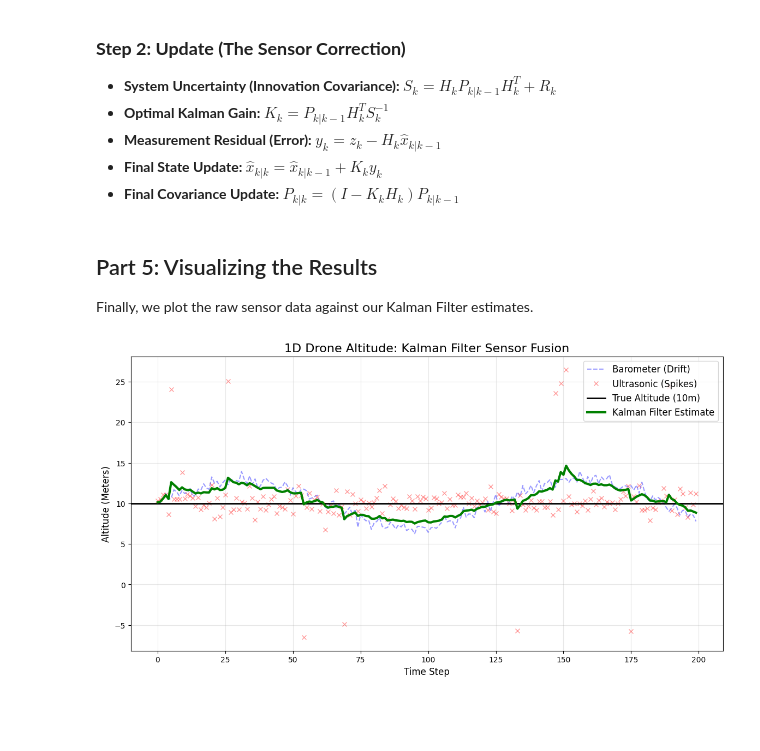
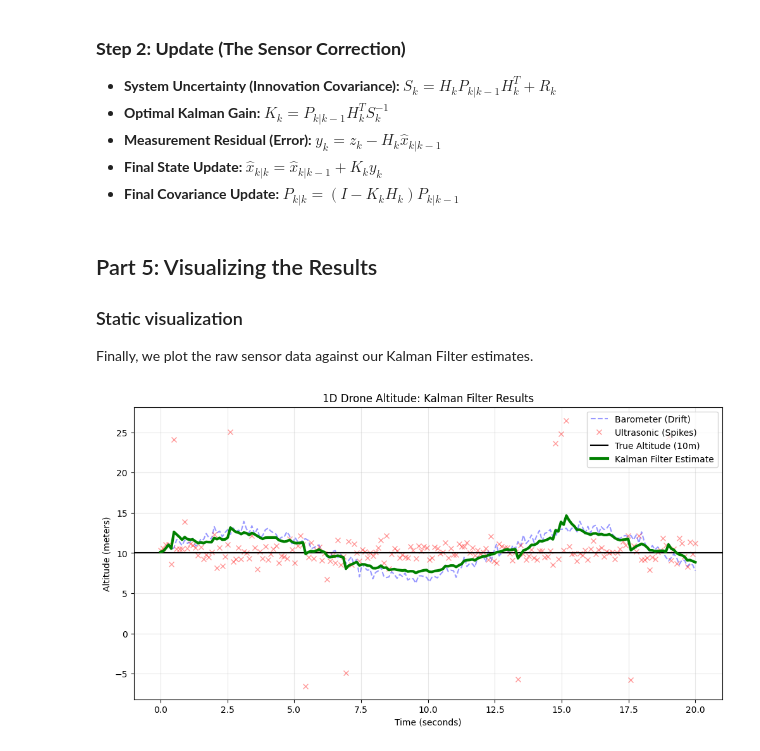
Before and after one commit to Unieggy/rl-algs-and-random-algs, a Jupyter notebook: kf/kf.ipynb, the cells around one changed output. Cells and saved outputs as stored; diff of their text form; code cells hidden in the pictures; blank space fills up the shorter version.

```diff
--- a/kf/kf.ipynb
+++ b/kf/kf.ipynb
@@ -188,22 +197,54 @@ for n in range(steps):
 # %% [markdown]
 ## Part 5: Visualizing the Results
+### Static visualization
 Finally, we plot the raw sensor data against our Kalman Filter estimates.
 # %%
-plt.figure(figsize=(14, 7))
+import matplotlib.pyplot as plt
+# Ensure plots show up in the notebook
+%matplotlib inline
 
-# Plot the noisy sensors
-plt.plot(barometer_data, label='Barometer (Drift)', color='blue', alpha=0.4, linestyle='--')
-plt.plot(ultrasonic_data, label='Ultrasonic (Spikes)', color='red', alpha=0.4, marker='x', linestyle='None')
+def plot_kf_results(steps, dt, baro, sonic, kf_alt, true_alt=10.0):
+    """
+    Plots the raw sensor data against the Kalman Filter estimate.
+    """
+    # Create a time array (X-axis) based on our steps and dt
+    t = np.linspace(0, steps * dt, steps)
 
-# Plot the Truth and the Kalman output
-plt.axhline(true_altitude, color='black', label='True Altitude (10m)', linewidth=2)
-plt.plot(kf_alt, label='Kalman Filter Estimate', color='green', linewidth=3)
+    # Set up the figure size
+    plt.figure(figsize=(12, 6))
 
-plt.title('1D Drone Altitude: Kalman Filter Sensor Fusion', fontsize=16)
-plt.xlabel('Time Step', fontsize=12)
-plt.ylabel('Altitude (Meters)', fontsize=12)
-plt.legend(loc='upper right', fontsize=12)
-plt.grid(True, alpha=0.3)
-plt.show()
+    # Plot the messy sensors (alpha makes them slightly transparent)
+    plt.plot(t, baro, 'b--', alpha=0.4, label='Barometer (Drift)')
+    plt.plot(t, sonic, 'rx', alpha=0.4, label='Ultrasonic (Spikes)')
+
+    # Plot the Truth and the Kalman Filter result
+    plt.axhline(true_alt, color='black', linestyle='-', label='True Altitude (10m)')
+    plt.plot(t, kf_alt, 'g-', linewidth=3, label='Kalman Filter Estimate')
+
+    # Labels and formatting
+    plt.title('1D Drone Altitude: Kalman Filter Results')
+    plt.xlabel('Time (seconds)')
+    plt.ylabel('Altitude (meters)')
+    plt.legend(loc='upper right')
+    plt.grid(True, alpha=0.3)
+
+    plt.show()
+
+# ==========================================
+# EXECUTION BLOCK (Run everything!)
+# ==========================================
+total_steps = 200
+
+# 1. Get Matrices
+x, P, F, H, R, Q, I = initialization_kf(dt=0.1)
+
+# 2. Get Data
+baro, sonic, measurements = generate_sensor_data(total_steps, true_altitude=10.0)
+
+# 3. Run Filter
+kf_alt = run_kf(total_steps, x, P, F, H, R, Q, I, measurements)
+
+# 4. Plot!
+plot_kf_results(total_steps, 0.1, baro, sonic, kf_alt)
 # %% [output]
-[figure, old version]
+[figure, new version]
```
Also changed, not shown: parts of 6 cells of this notebook, 1 other file.
